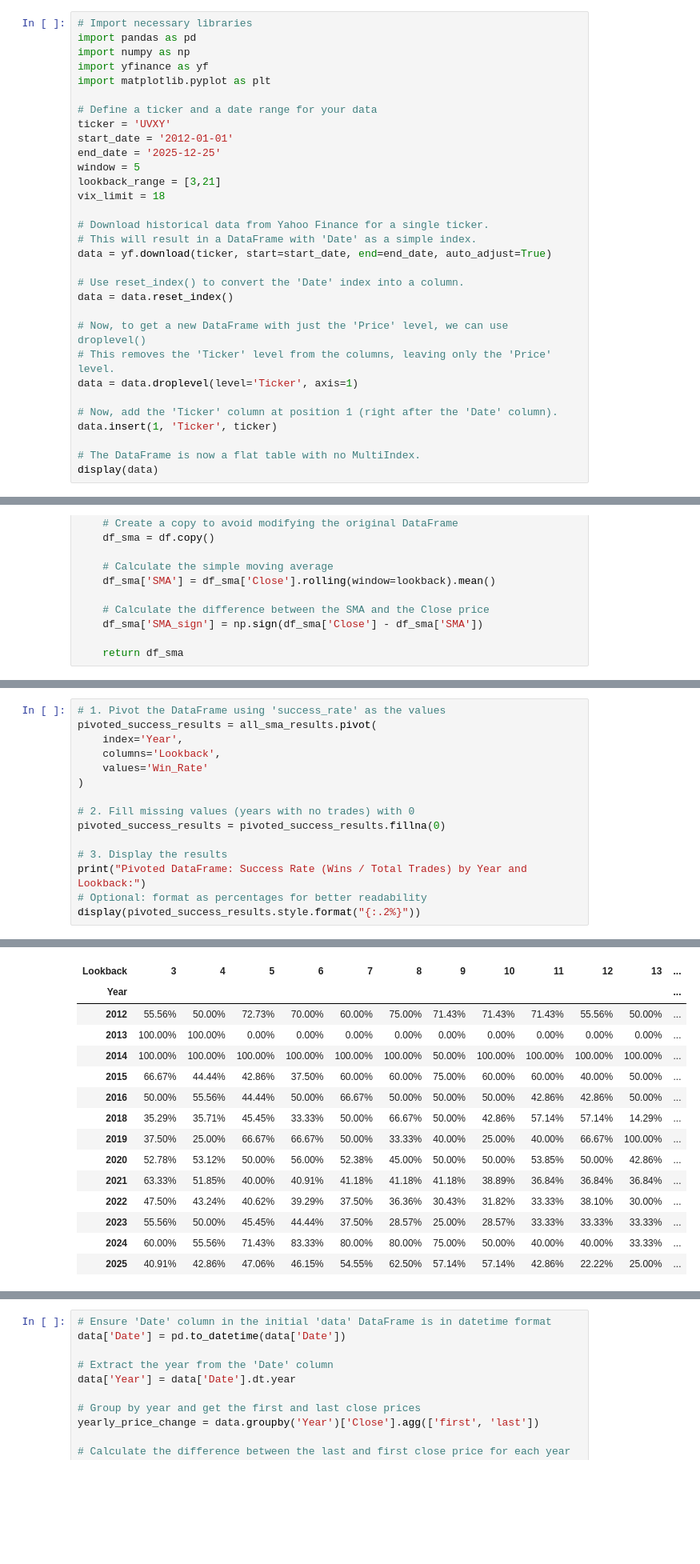
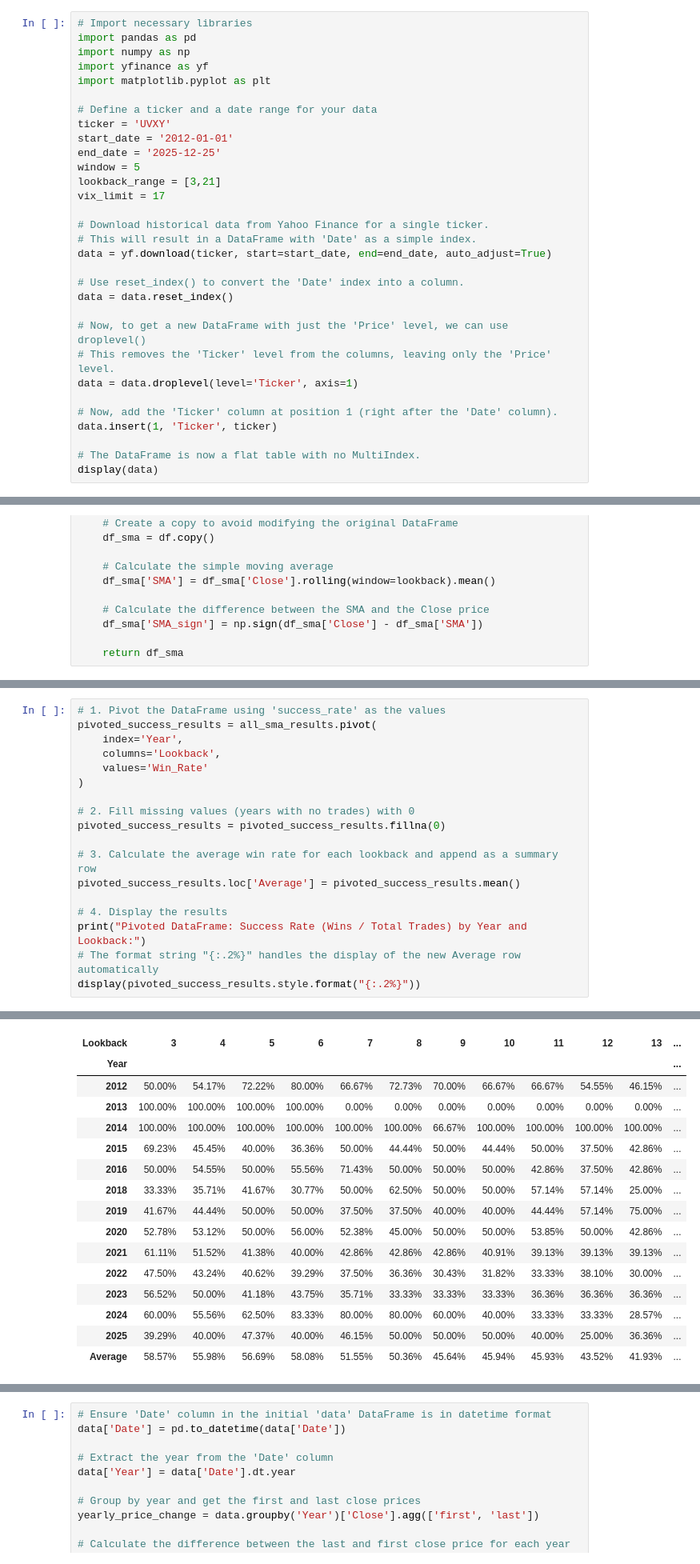
Before and after one commit to jhenningsen/Equity_Analysis, a Jupyter notebook: SMA_Short_VIX_Adjust.ipynb, the cells around one changed output, grey strips where cells are left out. Shown at 80% size. Cells and saved outputs as stored; diff of their text form; blank space fills up the shorter version.

```diff
--- a/SMA_Short_VIX_Adjust.ipynb
+++ b/SMA_Short_VIX_Adjust.ipynb
@@ -25,7 +26,7 @@ start_date = '2012-01-01'
 end_date = '2025-12-25'
 window = 5
 lookback_range = [3,21]
-vix_limit = 18
+vix_limit = 17
 
 # Download historical data from Yahoo Finance for a single ticker.
 # This will result in a DataFrame with 'Date' as a simple index.
@@ -298,35 +272,39 @@ Pivoted DataFrame: Trade Count by Year and Lookback:
 # %%
 # 1. Pivot the DataFrame using 'success_rate' as the values
 pivoted_success_results = all_sma_results.pivot(
     index='Year',
     columns='Lookback',
     values='Win_Rate'
 )
 
 # 2. Fill missing values (years with no trades) with 0
 pivoted_success_results = pivoted_success_results.fillna(0)
 
-# 3. Display the results
+# 3. Calculate the average win rate for each lookback and append as a summary row
+pivoted_success_results.loc['Average'] = pivoted_success_results.mean()
+
+# 4. Display the results
 print("Pivoted DataFrame: Success Rate (Wins / Total Trades) by Year and Lookback:")
-# Optional: format as percentages for better readability
+# The format string "{:.2%}" handles the display of the new Average row automatically
 display(pivoted_success_results.style.format("{:.2%}"))
 # %% [output]
 Pivoted DataFrame: Success Rate (Wins / Total Trades) by Year and Lookback:
 | Lookback | 3 | 4 | 5 | 6 | 7 | 8 | 9 | 10 | 11 | 12 | 13 | ... |
 | Year |  |  |  |  |  |  |  |  |  |  |  | ... |
-| 2012 | 55.56% | 50.00% | 72.73% | 70.00% | 60.00% | 75.00% | 71.43% | 71.43% | 71.43% | 55.56% | 50.00% | ... |
-| 2013 | 100.00% | 100.00% | 0.00% | 0.00% | 0.00% | 0.00% | 0.00% | 0.00% | 0.00% | 0.00% | 0.00% | ... |
-| 2014 | 100.00% | 100.00% | 100.00% | 100.00% | 100.00% | 100.00% | 50.00% | 100.00% | 100.00% | 100.00% | 100.00% | ... |
-| 2015 | 66.67% | 44.44% | 42.86% | 37.50% | 60.00% | 60.00% | 75.00% | 60.00% | 60.00% | 40.00% | 50.00% | ... |
-| 2016 | 50.00% | 55.56% | 44.44% | 50.00% | 66.67% | 50.00% | 50.00% | 50.00% | 42.86% | 42.86% | 50.00% | ... |
-| 2018 | 35.29% | 35.71% | 45.45% | 33.33% | 50.00% | 66.67% | 50.00% | 42.86% | 57.14% | 57.14% | 14.29% | ... |
-| 2019 | 37.50% | 25.00% | 66.67% | 66.67% | 50.00% | 33.33% | 40.00% | 25.00% | 40.00% | 66.67% | 100.00% | ... |
+| 2012 | 50.00% | 54.17% | 72.22% | 80.00% | 66.67% | 72.73% | 70.00% | 66.67% | 66.67% | 54.55% | 46.15% | ... |
+| 2013 | 100.00% | 100.00% | 100.00% | 100.00% | 0.00% | 0.00% | 0.00% | 0.00% | 0.00% | 0.00% | 0.00% | ... |
+| 2014 | 100.00% | 100.00% | 100.00% | 100.00% | 100.00% | 100.00% | 66.67% | 100.00% | 100.00% | 100.00% | 100.00% | ... |
+| 2015 | 69.23% | 45.45% | 40.00% | 36.36% | 50.00% | 44.44% | 50.00% | 44.44% | 50.00% | 37.50% | 42.86% | ... |
+| 2016 | 50.00% | 54.55% | 50.00% | 55.56% | 71.43% | 50.00% | 50.00% | 50.00% | 42.86% | 37.50% | 42.86% | ... |
+| 2018 | 33.33% | 35.71% | 41.67% | 30.77% | 50.00% | 62.50% | 50.00% | 50.00% | 57.14% | 57.14% | 25.00% | ... |
+| 2019 | 41.67% | 44.44% | 50.00% | 50.00% | 37.50% | 37.50% | 40.00% | 40.00% | 44.44% | 57.14% | 75.00% | ... |
 | 2020 | 52.78% | 53.12% | 50.00% | 56.00% | 52.38% | 45.00% | 50.00% | 50.00% | 53.85% | 50.00% | 42.86% | ... |
-| 2021 | 63.33% | 51.85% | 40.00% | 40.91% | 41.18% | 41.18% | 41.18% | 38.89% | 36.84% | 36.84% | 36.84% | ... |
+| 2021 | 61.11% | 51.52% | 41.38% | 40.00% | 42.86% | 42.86% | 42.86% | 40.91% | 39.13% | 39.13% | 39.13% | ... |
 | 2022 | 47.50% | 43.24% | 40.62% | 39.29% | 37.50% | 36.36% | 30.43% | 31.82% | 33.33% | 38.10% | 30.00% | ... |
-| 2023 | 55.56% | 50.00% | 45.45% | 44.44% | 37.50% | 28.57% | 25.00% | 28.57% | 33.33% | 33.33% | 33.33% | ... |
-| 2024 | 60.00% | 55.56% | 71.43% | 83.33% | 80.00% | 80.00% | 75.00% | 50.00% | 40.00% | 40.00% | 33.33% | ... |
-| 2025 | 40.91% | 42.86% | 47.06% | 46.15% | 54.55% | 62.50% | 57.14% | 57.14% | 42.86% | 22.22% | 25.00% | ... |
+| 2023 | 56.52% | 50.00% | 41.18% | 43.75% | 35.71% | 33.33% | 33.33% | 33.33% | 36.36% | 36.36% | 36.36% | ... |
+| 2024 | 60.00% | 55.56% | 62.50% | 83.33% | 80.00% | 80.00% | 60.00% | 40.00% | 33.33% | 33.33% | 28.57% | ... |
+| 2025 | 39.29% | 40.00% | 47.37% | 40.00% | 46.15% | 50.00% | 50.00% | 50.00% | 40.00% | 25.00% | 36.36% | ... |
+| Average | 58.57% | 55.98% | 56.69% | 58.08% | 51.55% | 50.36% | 45.64% | 45.94% | 45.93% | 43.52% | 41.93% | ... |
 # %%
 # Pivot the DataFrame
 pivoted_sma_results = all_sma_results.pivot(index='Year', columns='Lookback', values='Total_Return')
```
Also changed, not shown: parts of 9 cells of this notebook.
